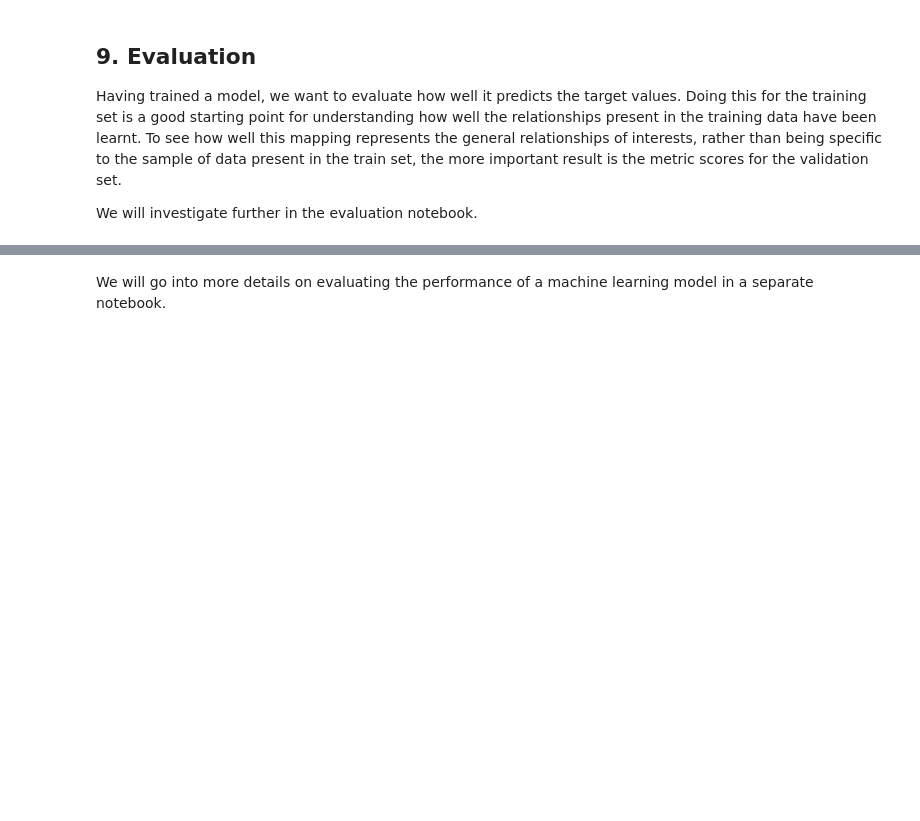
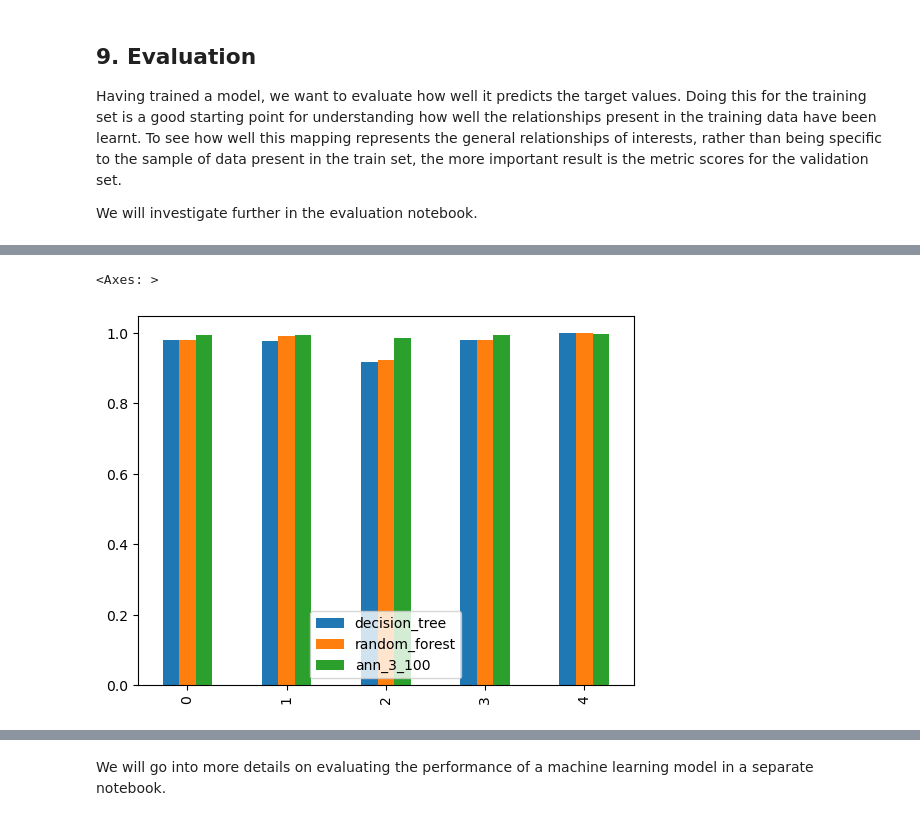
Before and after one commit to MetOffice/data_science_cop, a Jupyter notebook: ml_examples/climate_zones/ClimateZones_TrainingPipeline.ipynb, the cells around one changed output, grey strips where cells are left out. Saved outputs shown, nothing was run; the diff lists cells and outputs as text; code cells hidden in the pictures; blank space fills up the shorter version.

```diff
--- a/ml_examples/climate_zones/ClimateZones_TrainingPipeline.ipynb
+++ b/ml_examples/climate_zones/ClimateZones_TrainingPipeline.ipynb
@@ -487,9 +482,14 @@ for clf_name, clf_obj in classifiers_dict.items():
 Having trained a model, we want to evaluate how well it predicts the target values. Doing this for the training set is a good starting point for understanding how well the relationships present in the training data have been learnt. To see how well this mapping represents the general relationships of interests, rather than being specific to the sample of data present in the train set, the more important result is the metric scores for the validation set.
 
 We will investigate further in the evaluation notebook.
+# %%
+metrics_train = {}
+metrics_val = {}
 # %%
 for clf_name, clf_obj in classifiers_dict.items():
-    sklearn.metrics.precision_recall_fscore_support(y_train, y_pred_train[clf_name])
+    precision, recall, f1score, _ = sklearn.metrics.precision_recall_fscore_support(y_train, y_pred_train[clf_name])
+    metrics_train[clf_name] = {'precision': precision, 'recall': recall, 'f1': f1score }
 # %%
 for clf_name, clf_obj in classifiers_dict.items():
-    sklearn.metrics.precision_recall_fscore_support(y_val, y_pred_val[clf_name])
+    precision, recall, f1score, _ = sklearn.metrics.precision_recall_fscore_support(y_val, y_pred_val[clf_name])
+    metrics_val[clf_name] = {'precision': precision, 'recall': recall, 'f1': f1score }
@@ -495,0 +510,5 @@ for clf_name, clf_obj in classifiers_dict.items():
+# %%
+pandas.DataFrame({clf_name: clf_dict['precision'] for clf_name, clf_dict in metrics_train.items()}).plot.bar()
+# %% [output]
+<Axes: >
+[figure, added]
```
Also changed, not shown: parts of 8 cells of this notebook, 1 other file.
